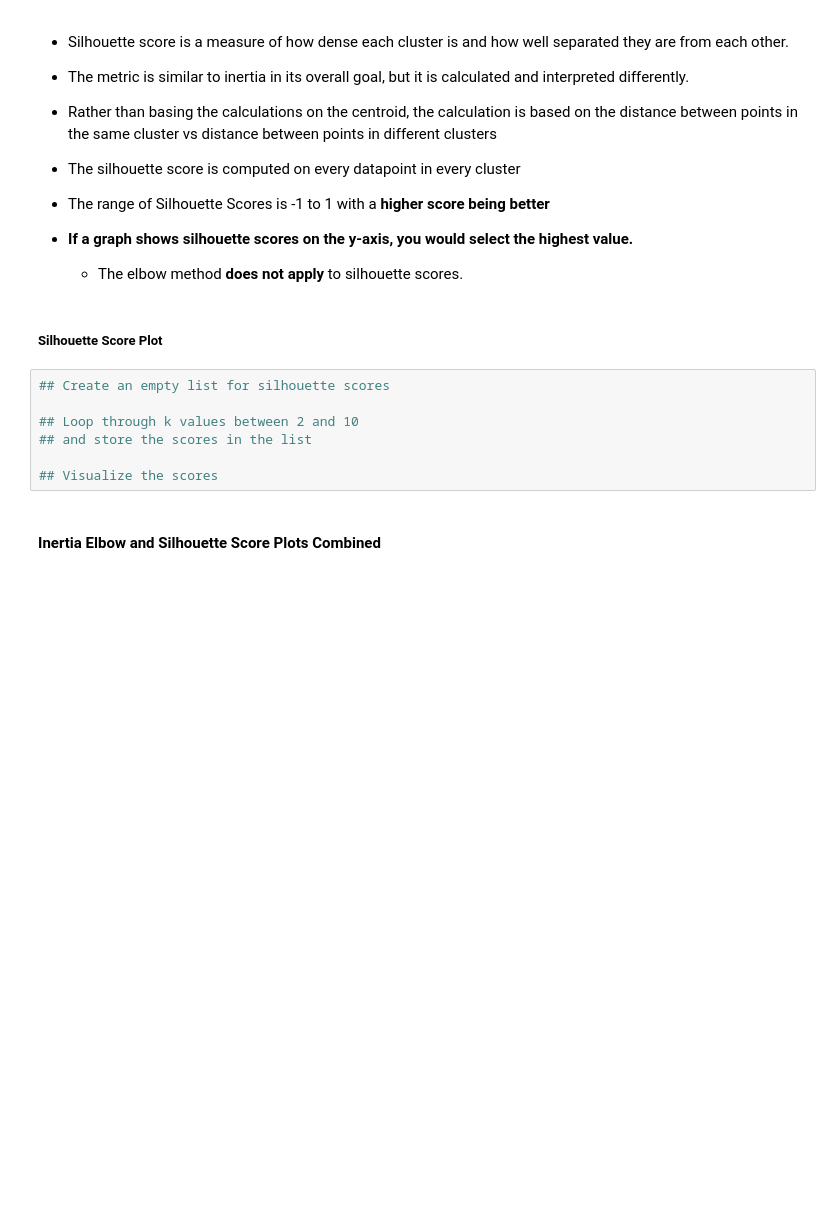
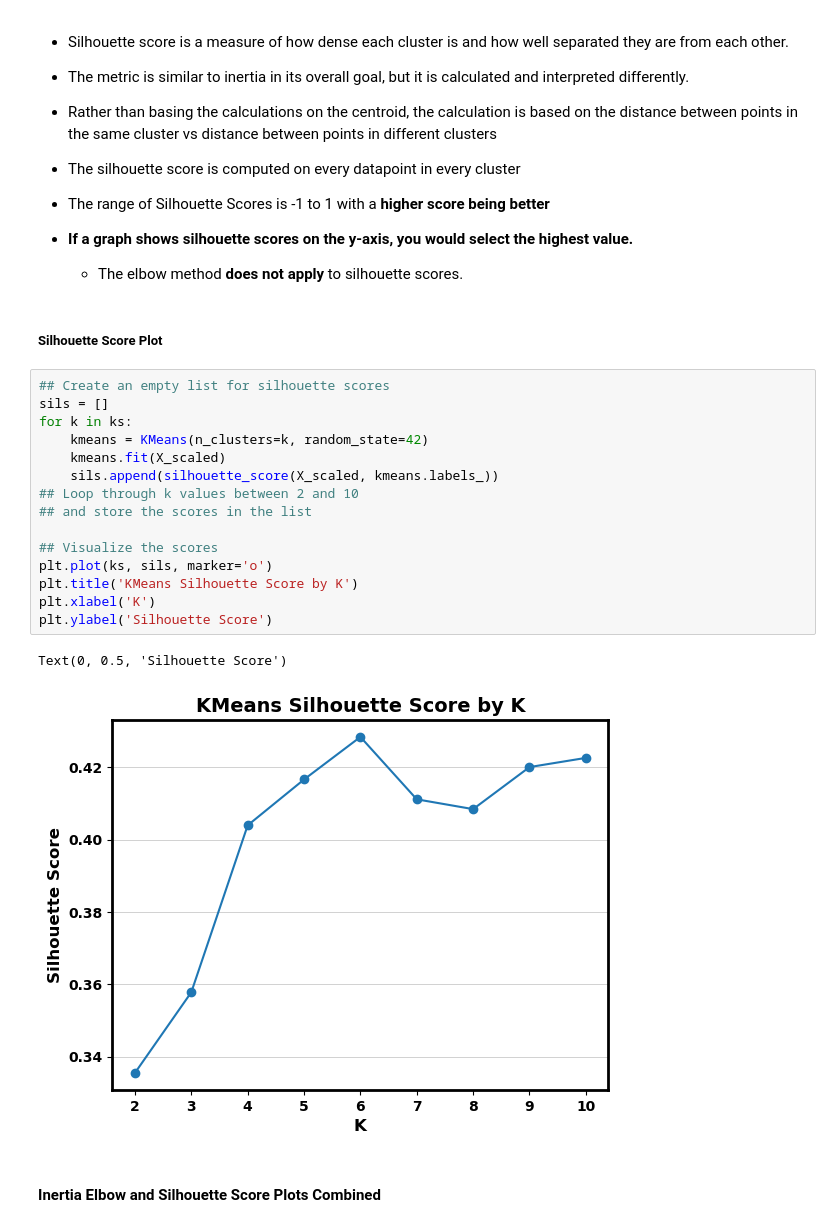
Before and after one commit to Caellwyn/intermediate-ml-wk02-unsupervised-learning-codealongs, a Jupyter notebook: Lecture 1/IN CLASS Data Analysis with Clustering codealong.ipynb, the cells around one changed output. Cells and saved outputs as stored; diff of their text form; blank space fills up the shorter version.

```diff
--- a/Lecture 1/IN CLASS Data Analysis with Clustering codealong.ipynb
+++ b/Lecture 1/IN CLASS Data Analysis with Clustering codealong.ipynb
@@ -214,11 +270,22 @@ There are many ways to do this:
 ##### **Silhouette Score Plot**
 # %%
 ## Create an empty list for silhouette scores
-
+sils = []
+for k in ks:
+    kmeans = KMeans(n_clusters=k, random_state=42)
+    kmeans.fit(X_scaled)
+    sils.append(silhouette_score(X_scaled, kmeans.labels_))
 ## Loop through k values between 2 and 10
 ## and store the scores in the list
 
 ## Visualize the scores
+plt.plot(ks, sils, marker='o')
+plt.title('KMeans Silhouette Score by K')
+plt.xlabel('K')
+plt.ylabel('Silhouette Score')
+# %% [output]
+Text(0, 0.5, 'Silhouette Score')
+[figure, added]
 # %% [markdown]
 #### **Inertia Elbow and Silhouette Score Plots Combined**
 # %%
```
Also changed, not shown: parts of 19 cells of this notebook.
